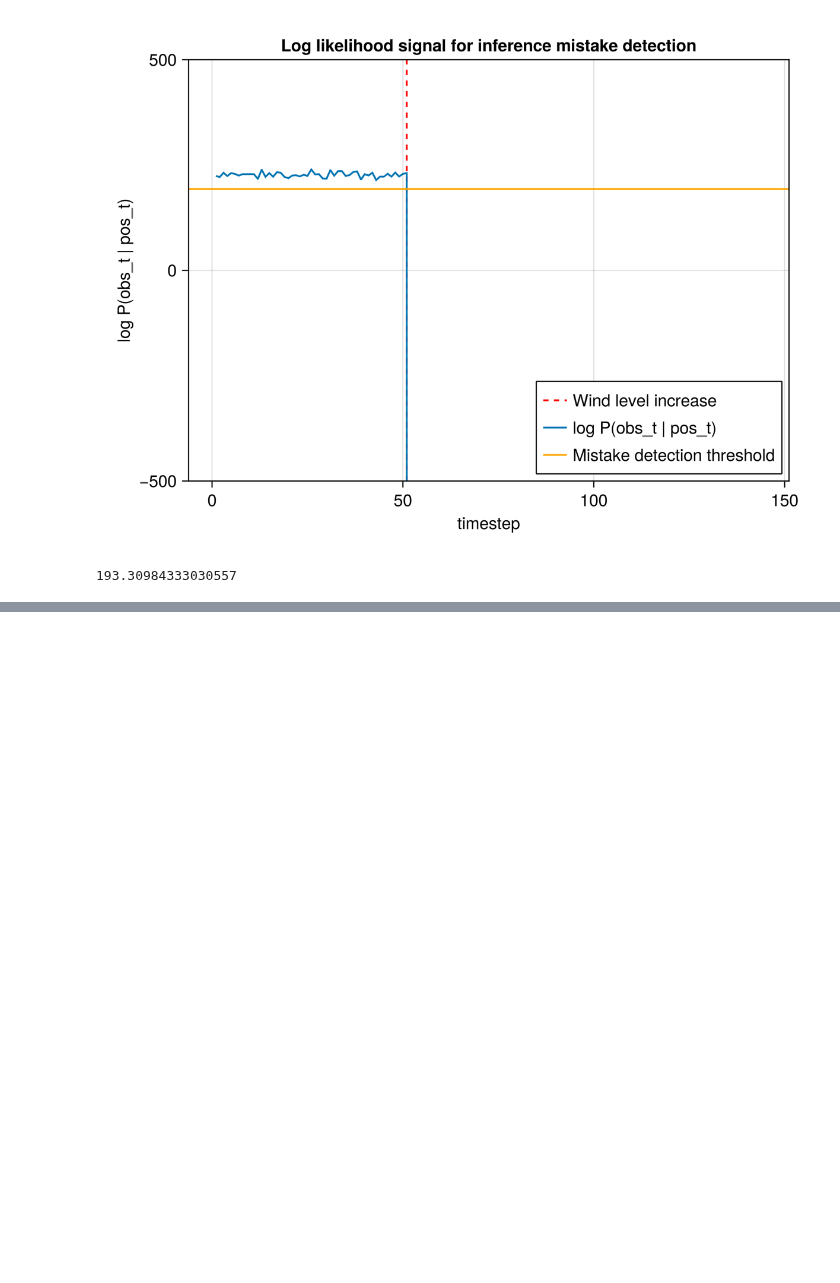
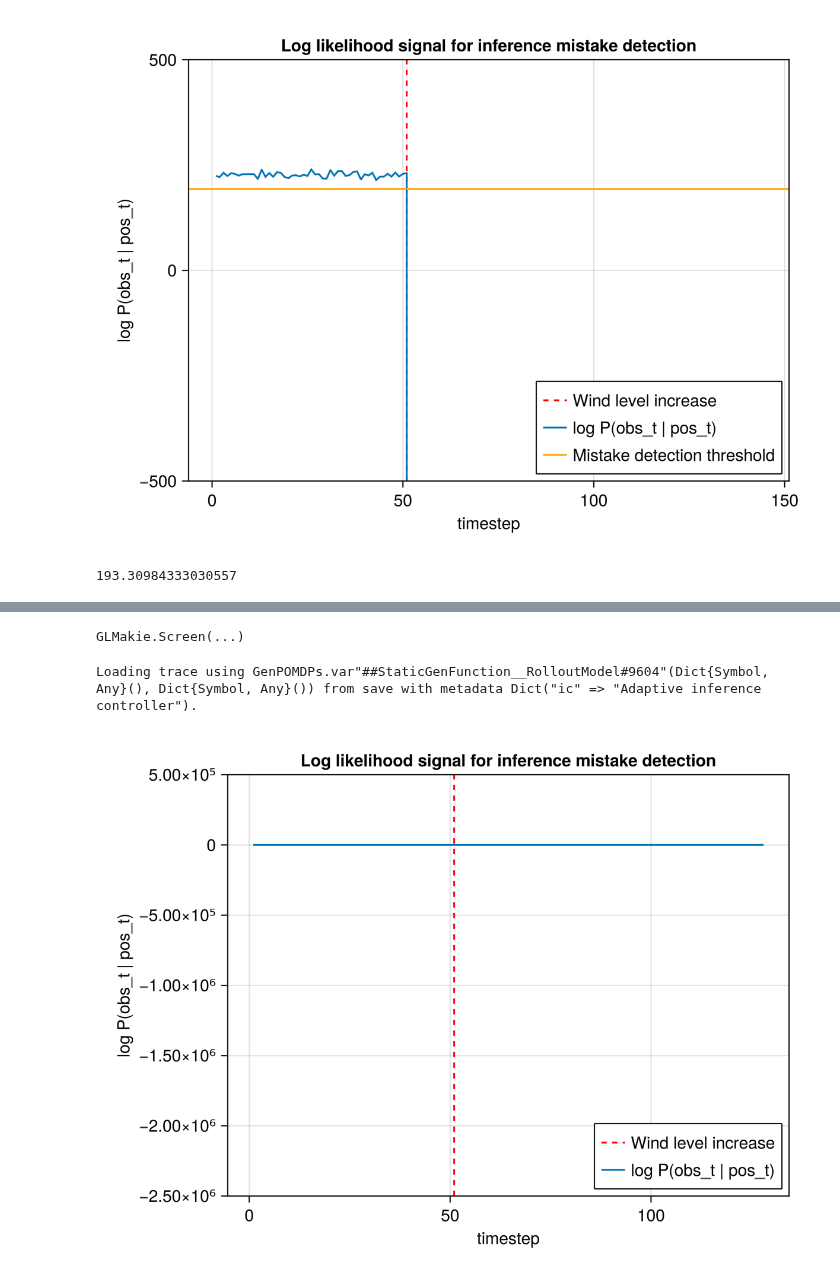
Before and after one commit to probcomp/tasks2D, a Jupyter notebook: notebooks_messy/inference_controllers/inference_results_interactive.ipynb, the cells around one changed output, grey strips where cells are left out. Drawn from its saved outputs; the diff is of its cells as text; code cells hidden in the pictures; blank space fills up the shorter version.

Commit message:
add inference control PF result animation

```diff
--- a/notebooks_messy/inference_controllers/inference_results_interactive.ipynb
+++ b/notebooks_messy/inference_controllers/inference_results_interactive.ipynb
@@ -262,0 +218,2 @@ threshold_1_in_10000
+# %%
+irollout_model_aic = GenPOMDPs.RolloutModel(inference_pomdp, adaptive_inference_controller)
@@ -262,0 +231,28 @@ threshold_1_in_10000
+# %%
+get_pfstate(ipomdp_trace) = GenPOMDPs.controllerstate_sequence(ipomdp_trace)[end][end]
+
+let
+    ipomdp_trace = Gen.simulate(irollout_model, (0, (actions=[], params=params)))
+    ipomdp_trace = Makie.Observable(ipomdp_trace)
+    (f, t) = GridWorlds.Viz.interactive_2panel(
+        get_onaction(ipomdp_trace),
+        Makie.@lift(get_args($ipomdp_trace)[end].params.map), # map
+        Makie.@lift([st.pos for st in GenPOMDPs.state_sequence($ipomdp_trace)]),
+        Makie.@lift([
+            [st.pos for st in GenPOMDPs.state_sequence(trace)]
+            for trace in get_traces(get_pfstate($ipomdp_trace))
+        ]),
+        Makie.@lift(get_log_weights(get_pfstate($ipomdp_trace))),
+        gt_obs=Makie.@lift(GenPOMDPs.observation_retval_sequence($ipomdp_trace)[end]),
+        particle_obss=Makie.@lift([
+            GenPOMDPs.observation_retval_sequence(trace)[end]
+            for trace in get_traces(get_pfstate($ipomdp_trace))
+        ]),
+        close_on_hitwall=true,
+        did_hitwall_observable=Makie.@lift(GenPOMDPs.state_sequence($ipomdp_trace)[end].hit_wall),
+        save_fn = get_save_tr(ipomdp_trace; metadata=Dict("ic" => "Adaptive inference controller")),
+    )
+    display(f)
+end
+# %% [output]
+GLMakie.Screen(...)
@@ -262,0 +298,9 @@ threshold_1_in_10000
+# %%
+
+filename = "saves/2024-01-22T10:18:04.449__pomdp_trace.jld"
+ctm = GenPOMDPs.ControlledTrajectoryModel(pomdp)
+ipomdp_trace2 = deserialize_ipomdp_trace(filename, irollout_model_aic, ctm);
+vals = [log_obs_likelihood(t - 1, st[end]) for (t, st) in enumerate(GenPOMDPs.controllerstate_sequence(ipomdp_trace2))]
+# %% [output]
+Loading trace using GenPOMDPs.var"##StaticGenFunction__RolloutModel#9604"(Dict{Symbol, Any}(), Dict{Symbol, Any}()) from save with metadata Dict("ic" => "Adaptive inference controller").
+[figure, added]
```
Also changed, not shown: parts of 12 cells of this notebook, 1 other file.
